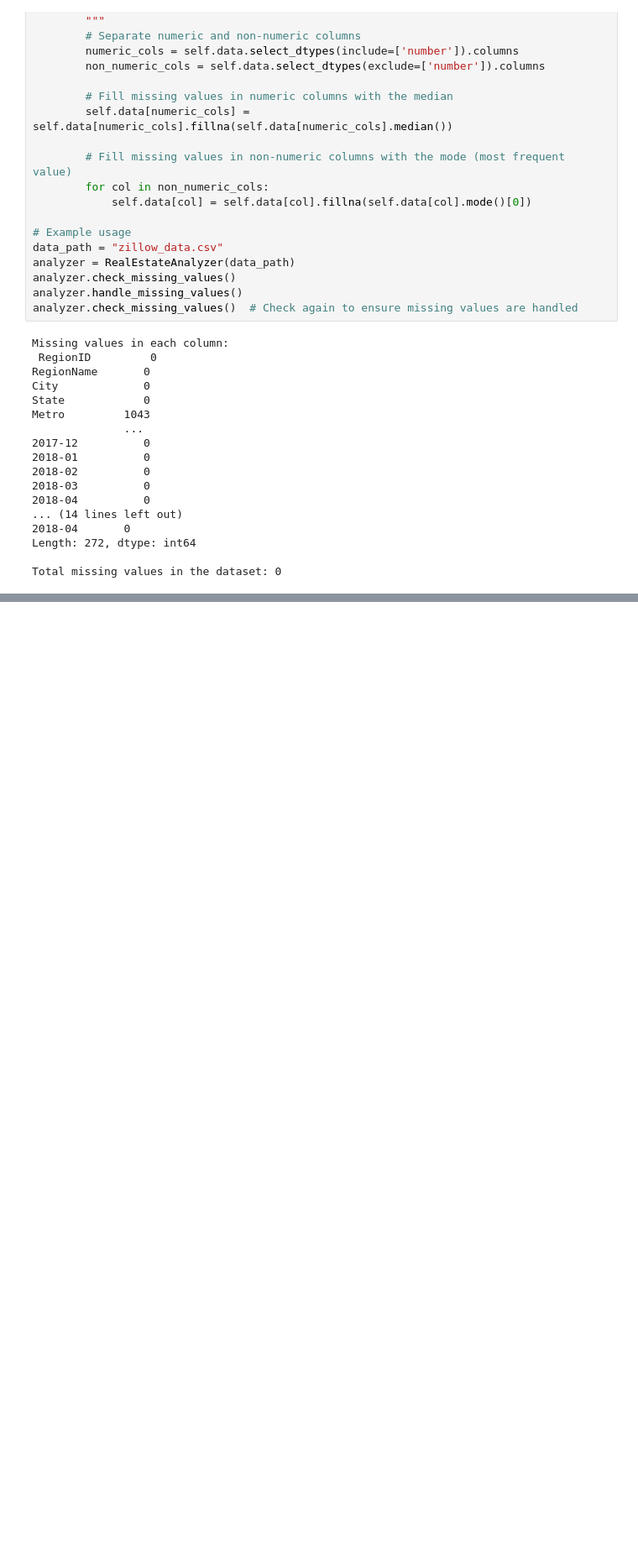
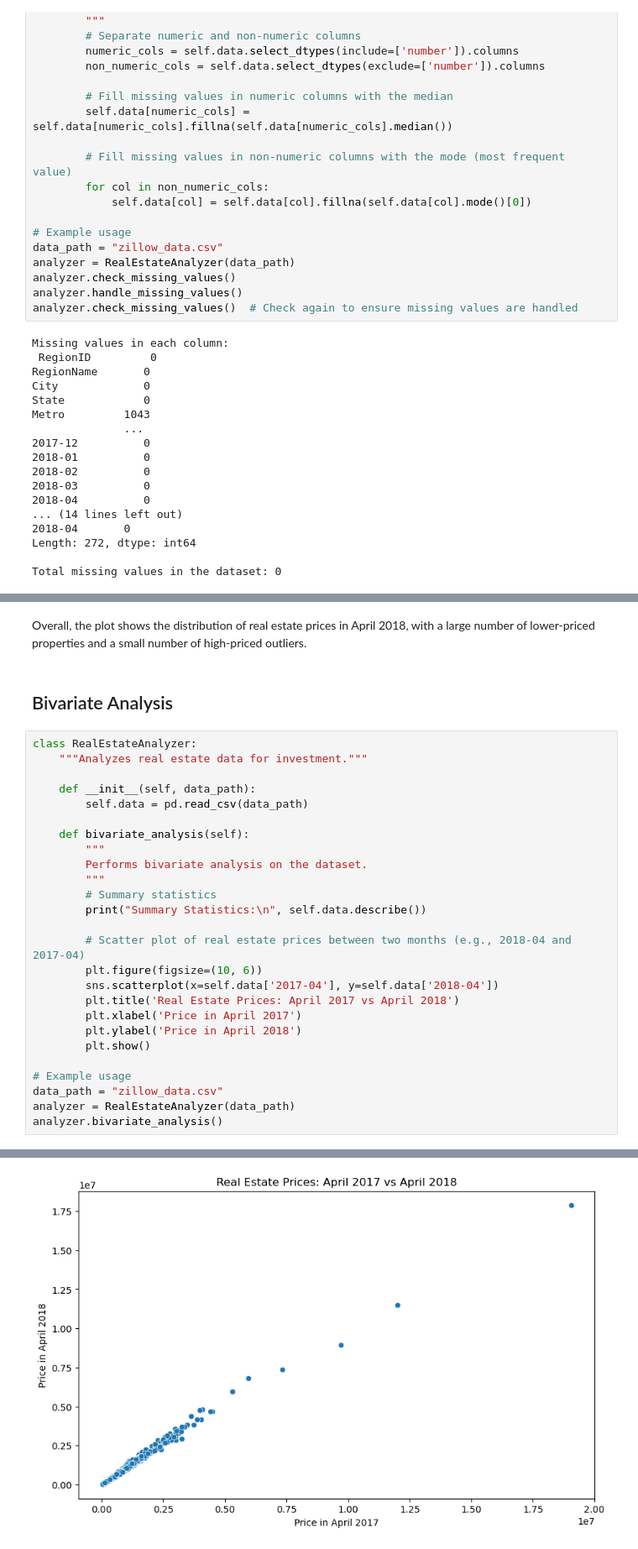
Before and after one commit to Sandrakiptumm/phase-4-group-3-project, a Jupyter notebook: index.ipynb, the cells around one changed output, grey strips where cells are left out. Shown: that part at 84% size. Cells and saved outputs as stored; diff of their text form; blank space fills up the shorter version.

```diff
--- a/index.ipynb
+++ b/index.ipynb
@@ -339,0 +403,31 @@ Total missing values in the dataset: 0
+# %% [markdown]
+Overall, the plot shows the distribution of real estate prices in April 2018, with a large number of lower-priced properties and a small number of high-priced outliers.
+# %% [markdown]
+## Bivariate Analysis
+# %%
+class RealEstateAnalyzer:
+    """Analyzes real estate data for investment."""
+
+    def __init__(self, data_path):
+        self.data = pd.read_csv(data_path)
+
+    def bivariate_analysis(self):
+        """
+        Performs bivariate analysis on the dataset.
+        """
+        # Summary statistics
+        print("Summary Statistics:\n", self.data.describe())
+
+        # Scatter plot of real estate prices between two months (e.g., 2018-04 and 2017-04)
+        plt.figure(figsize=(10, 6))
+        sns.scatterplot(x=self.data['2017-04'], y=self.data['2018-04'])
+        plt.title('Real Estate Prices: April 2017 vs April 2018')
+        plt.xlabel('Price in April 2017')
+        plt.ylabel('Price in April 2018')
+        plt.show()
+
+# Example usage
+data_path = "zillow_data.csv"
+analyzer = RealEstateAnalyzer(data_path)
+analyzer.bivariate_analysis()
+# %% [output]
@@ -339,0 +451 @@ Total missing values in the dataset: 0
+[figure, added]
```
Also changed, not shown: parts of 9 cells of this notebook.
